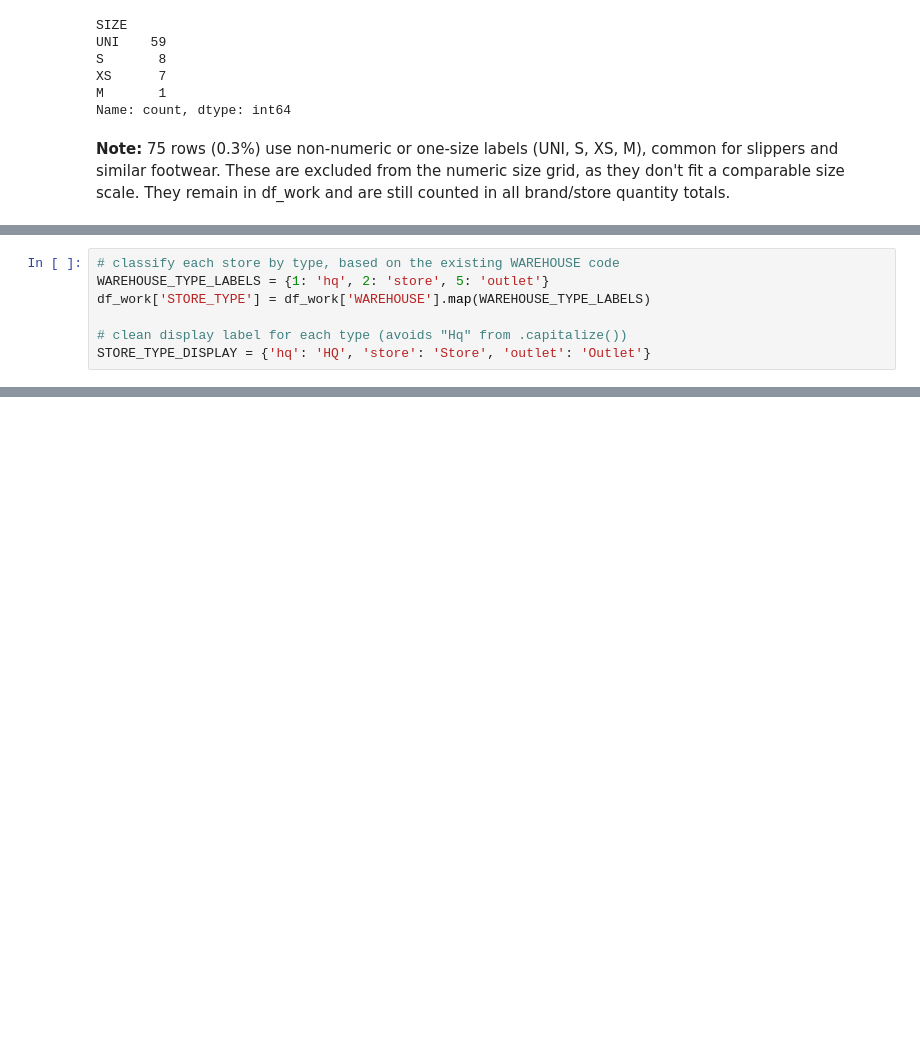
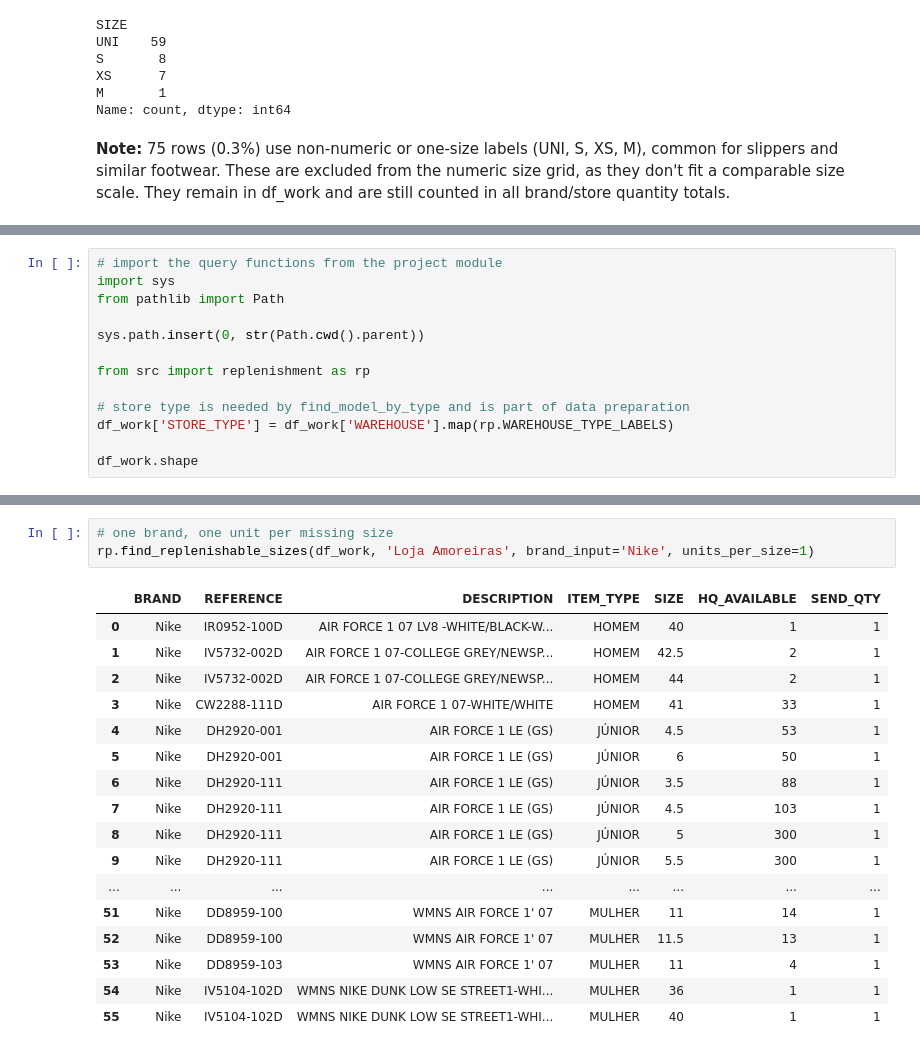
Before and after one commit to nelsonp55/stock-replenishment-assistant, a Jupyter notebook: notebooks/eda_final_project.ipynb, the cells around one changed output, grey strips where cells are left out. Drawn from its saved outputs; the diff is of its cells as text; blank space fills up the shorter version.

Commit message:
Extract query functions to src/replenishment.py

```diff
--- a/notebooks/eda_final_project.ipynb
+++ b/notebooks/eda_final_project.ipynb
@@ -675,0 +685,13 @@ in df_work and are still counted in all brand/store quantity totals.
+# %%
+# import the query functions from the project module
+import sys
+from pathlib import Path
+
+sys.path.insert(0, str(Path.cwd().parent))
+
+from src import replenishment as rp
+
+# store type is needed by find_model_by_type and is part of data preparation
+df_work['STORE_TYPE'] = df_work['WAREHOUSE'].map(rp.WAREHOUSE_TYPE_LABELS)
+
+df_work.shape
@@ -907,7 +759,0 @@ Groups the 6 selected stores plus HQ into three types, using the existing WAREHO
-# %%
-# classify each store by type, based on the existing WAREHOUSE code
-WAREHOUSE_TYPE_LABELS = {1: 'hq', 2: 'store', 5: 'outlet'}
-df_work['STORE_TYPE'] = df_work['WAREHOUSE'].map(WAREHOUSE_TYPE_LABELS)
-
-# clean display label for each type (avoids "Hq" from .capitalize())
-STORE_TYPE_DISPLAY = {'hq': 'HQ', 'store': 'Store', 'outlet': 'Outlet'}
@@ -951,0 +787,21 @@ def find_model_by_type(reference_input=None, brand_input=None):
+# %%
+# one brand, one unit per missing size
+rp.find_replenishable_sizes(df_work, 'Loja Amoreiras', brand_input='Nike', units_per_size=1)
+# %% [output]
+|  | BRAND | REFERENCE | DESCRIPTION | ITEM_TYPE | SIZE | HQ_AVAILABLE | SEND_QTY |
+| 0 | Nike | IR0952-100D | AIR FORCE 1 07 LV8 -WHITE/BLACK-W... | HOMEM | 40 | 1 | 1 |
+| 1 | Nike | IV5732-002D | AIR FORCE 1 07-COLLEGE GREY/NEWSP... | HOMEM | 42.5 | 2 | 1 |
+| 2 | Nike | IV5732-002D | AIR FORCE 1 07-COLLEGE GREY/NEWSP... | HOMEM | 44 | 2 | 1 |
+| 3 | Nike | CW2288-111D | AIR FORCE 1 07-WHITE/WHITE | HOMEM | 41 | 33 | 1 |
+| 4 | Nike | DH2920-001 | AIR FORCE 1 LE (GS) | JÚNIOR | 4.5 | 53 | 1 |
+| 5 | Nike | DH2920-001 | AIR FORCE 1 LE (GS) | JÚNIOR | 6 | 50 | 1 |
+| 6 | Nike | DH2920-111 | AIR FORCE 1 LE (GS) | JÚNIOR | 3.5 | 88 | 1 |
+| 7 | Nike | DH2920-111 | AIR FORCE 1 LE (GS) | JÚNIOR | 4.5 | 103 | 1 |
+| 8 | Nike | DH2920-111 | AIR FORCE 1 LE (GS) | JÚNIOR | 5 | 300 | 1 |
+| 9 | Nike | DH2920-111 | AIR FORCE 1 LE (GS) | JÚNIOR | 5.5 | 300 | 1 |
+| ... | ... | ... | ... | ... | ... | ... | ... |
+| 51 | Nike | DD8959-100 | WMNS AIR FORCE 1' 07 | MULHER | 11 | 14 | 1 |
+| 52 | Nike | DD8959-100 | WMNS AIR FORCE 1' 07 | MULHER | 11.5 | 13 | 1 |
+| 53 | Nike | DD8959-103 | WMNS AIR FORCE 1' 07 | MULHER | 11 | 4 | 1 |
+| 54 | Nike | IV5104-102D | WMNS NIKE DUNK LOW SE STREET1-WHI... | MULHER | 36 | 1 | 1 |
+| 55 | Nike | IV5104-102D | WMNS NIKE DUNK LOW SE STREET1-WHI... | MULHER | 40 | 1 | 1 |
```
Also changed, not shown: parts of 26 cells of this notebook, 1 other file.
